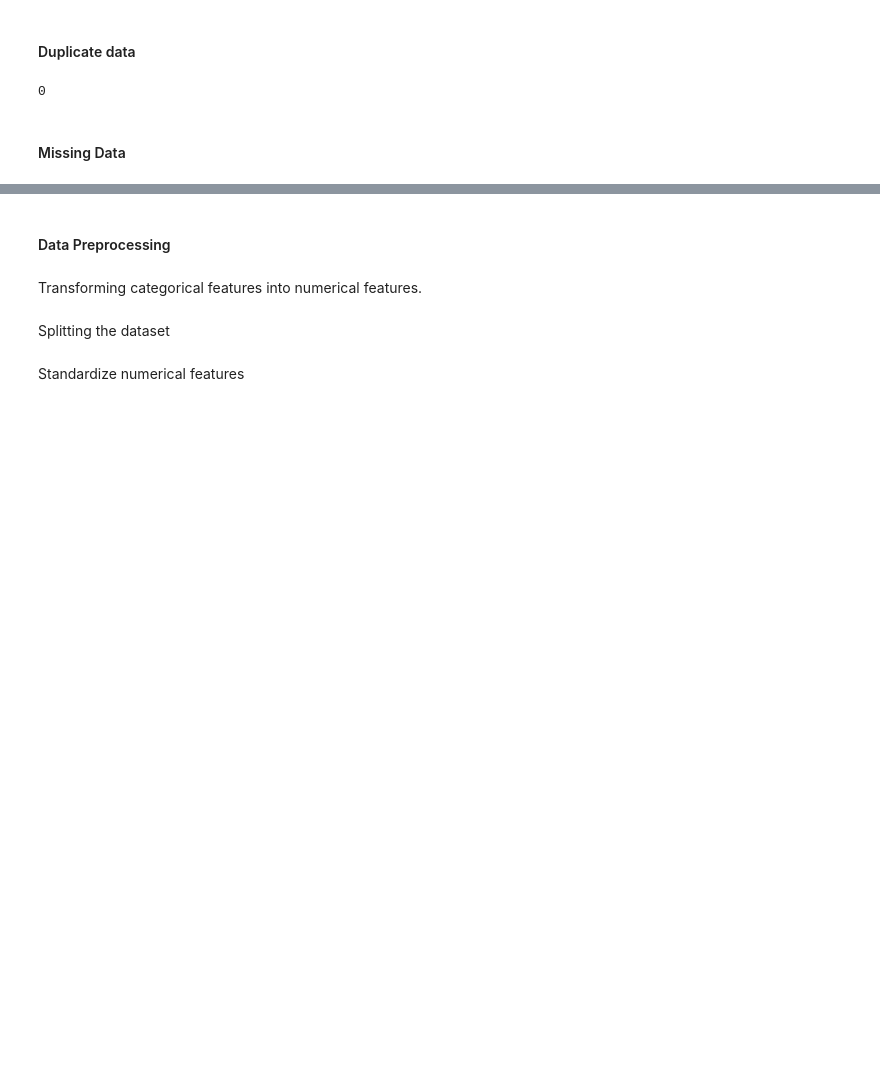
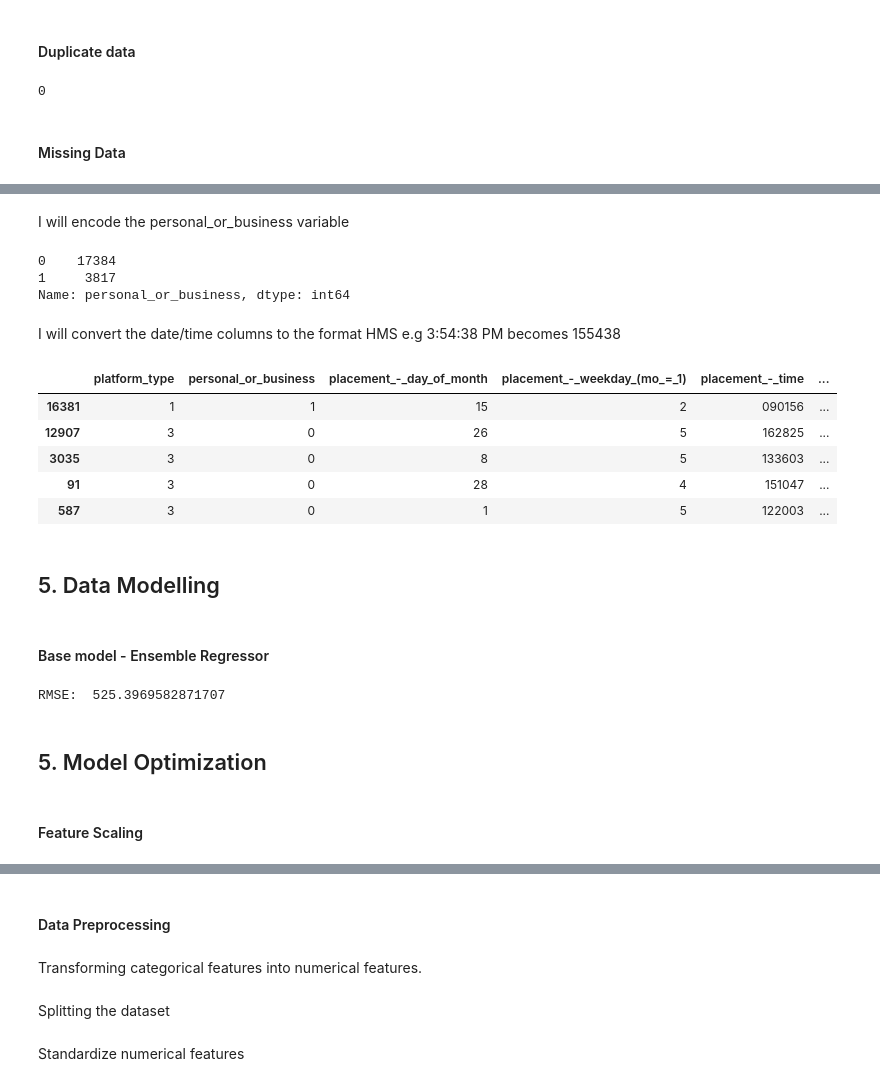
Before and after one commit to wambasisamuel/DE_Week04_Friday, a Jupyter notebook: Sendy_Logistics.ipynb, the cells around one changed output, grey strips where cells are left out. Saved outputs shown, nothing was run; the diff lists cells and outputs as text; code cells hidden in the pictures; blank space fills up the shorter version.

```diff
--- a/Sendy_Logistics.ipynb
+++ b/Sendy_Logistics.ipynb
@@ -156,3 +208,9 @@ df
+# %%
+time_cols_drop = ['confirmation_-_day_of_month', 'confirmation_-_weekday_(mo_=_1)', \
+           'confirmation_-_time', 'arrival_at_pickup_-_day_of_month', 'arrival_at_pickup_-_weekday_(mo_=_1)', \
+           'arrival_at_pickup_-_time','pickup_-_day_of_month', 'pickup_-_weekday_(mo_=_1)']
+
+df.drop(time_cols_drop, inplace=True, axis=1)
 # %% [markdown]
 #### Duplicate data
 # %%
@@ -182,0 +249,2 @@ dtype: int64
+# %%
+df['precipitation_in_millimeters'].fillna(0,inplace=True)
@@ -183,3 +253,4 @@ dtype: int64
 # %%
-# I will replace null values in the `tenure` column with the mean
-df['tenure'].fillna(value=df['tenure'].mean(), inplace=True)
+# I will replace null values in the `temperature` column with the mean
+df['temperature'].fillna(value=df['temperature'].mean(), inplace=True)
+df.info()
@@ -185,0 +275,62 @@ df['tenure'].fillna(value=df['tenure'].mean(), inplace=True)
+# %% [markdown]
+I will encode the personal_or_business variable
+# %%
+df['personal_or_business'] = df['personal_or_business'].astype('category').cat.codes
+df['personal_or_business'].value_counts()
+# %% [output]
+0    17384
+1     3817
+Name: personal_or_business, dtype: int64
+# %% [markdown]
+I will convert the date/time columns to the format HMS e.g 3:54:38 PM becomes 155438
+# %%
+from datetime import datetime
+
+def convert_time(time):
+  formatted_time = datetime.strptime(time, "%I:%M:%S %p")
+  str_from_time = datetime.strftime(formatted_time, "%H%M%S")
+  return str_from_time
+
+time_columns = ['placement_-_time', 'pickup_-_time', 'arrival_at_destination_-_time']
+
+for col in time_columns:
+  df[col] = df[col].apply(convert_time)
+
+df.sample(5)
+# %% [output]
+|  | platform_type | personal_or_business | placement_-_day_of_month | placement_-_weekday_(mo_=_1) | placement_-_time | ... |
+| 16381 | 1 | 1 | 15 | 2 | 090156 | ... |
+| 12907 | 3 | 0 | 26 | 5 | 162825 | ... |
+| 3035 | 3 | 0 | 8 | 5 | 133603 | ... |
+| 91 | 3 | 0 | 28 | 4 | 151047 | ... |
+| 587 | 3 | 0 | 1 | 5 | 122003 | ... |
+# %% [markdown]
+## 5. Data Modelling
+# %% [markdown]
+#### Base model - Ensemble Regressor
+# %%
+features = df.drop(['time_from_pickup_to_arrival'], axis=1)
+target = df['time_from_pickup_to_arrival']
+
+# Splitting the data into training, testing and validation sets. Of the base dataset: 20% - testing, 80% - training.
+features_train, features_test, target_train, target_test = train_test_split(features, target, test_size=0.20, random_state=12345)
+
+# Model
+base_regressor = RandomForestRegressor(n_estimators = 10, random_state = 12345)
+
+# Train the model
+base_regressor.fit(features_train, target_train)
+
+# Predict using the model
+predictions = base_regressor.predict(features_test)
+
+# RMSE
+rmse = mean_squared_error(target_test, predictions) ** 0.5
+
+print('RMSE: ', rmse)
+# %% [output]
+RMSE:  525.3969582871707
+# %% [markdown]
+## 5. Model Optimization
+# %% [markdown]
+#### Feature Scaling
```
Also changed, not shown: parts of 58 cells of this notebook.
